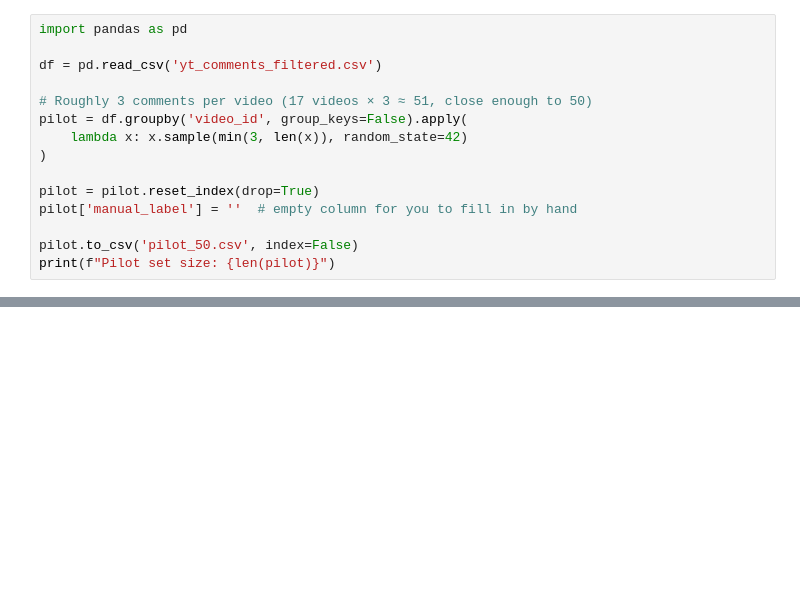
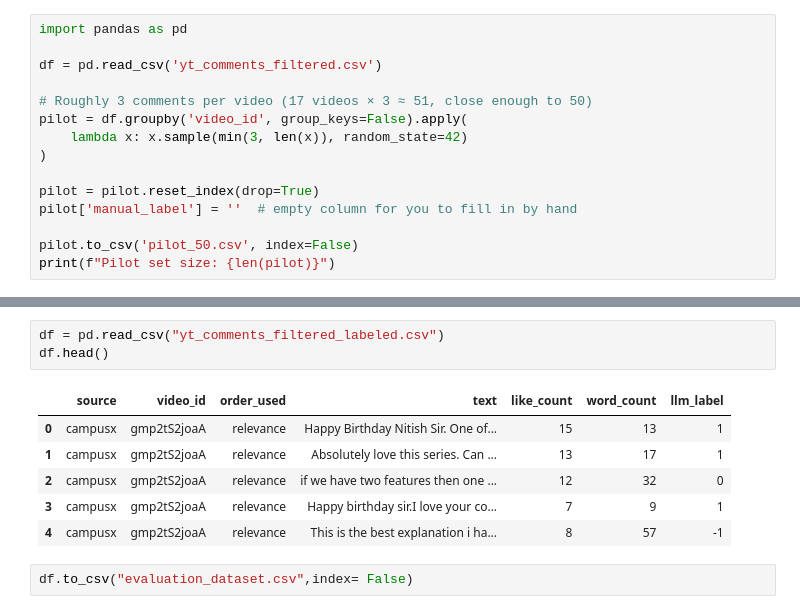
Before and after one commit to Roy7721/yt_comment_analysis, a Jupyter notebook: notebooks/evaluation.ipynb, the cells around one changed output, grey strips where cells are left out. Saved outputs shown, nothing was run; the diff lists cells and outputs as text; blank space fills up the shorter version.

```diff
--- a/notebooks/evaluation.ipynb
+++ b/notebooks/evaluation.ipynb
@@ -147,0 +197,12 @@ print(disagreements[['text', 'manual_label', 'llm_label']].to_string())
+# %%
+df = pd.read_csv("yt_comments_filtered_labeled.csv")
+df.head()
+# %% [output]
+|  | source | video_id | order_used | text | like_count | word_count | llm_label |
+| 0 | campusx | gmp2tS2joaA | relevance | Happy Birthday Nitish Sir. One of... | 15 | 13 | 1 |
+| 1 | campusx | gmp2tS2joaA | relevance | Absolutely love this series. Can ... | 13 | 17 | 1 |
+| 2 | campusx | gmp2tS2joaA | relevance | if we have two features then one ... | 12 | 32 | 0 |
+| 3 | campusx | gmp2tS2joaA | relevance | Happy birthday sir.I love your co... | 7 | 9 | 1 |
+| 4 | campusx | gmp2tS2joaA | relevance | This is the best explanation i ha... | 8 | 57 | -1 |
+# %%
+df.to_csv("evaluation_dataset.csv",index= False)
```
Also changed, not shown: parts of 36 cells of this notebook, 4 other files.
